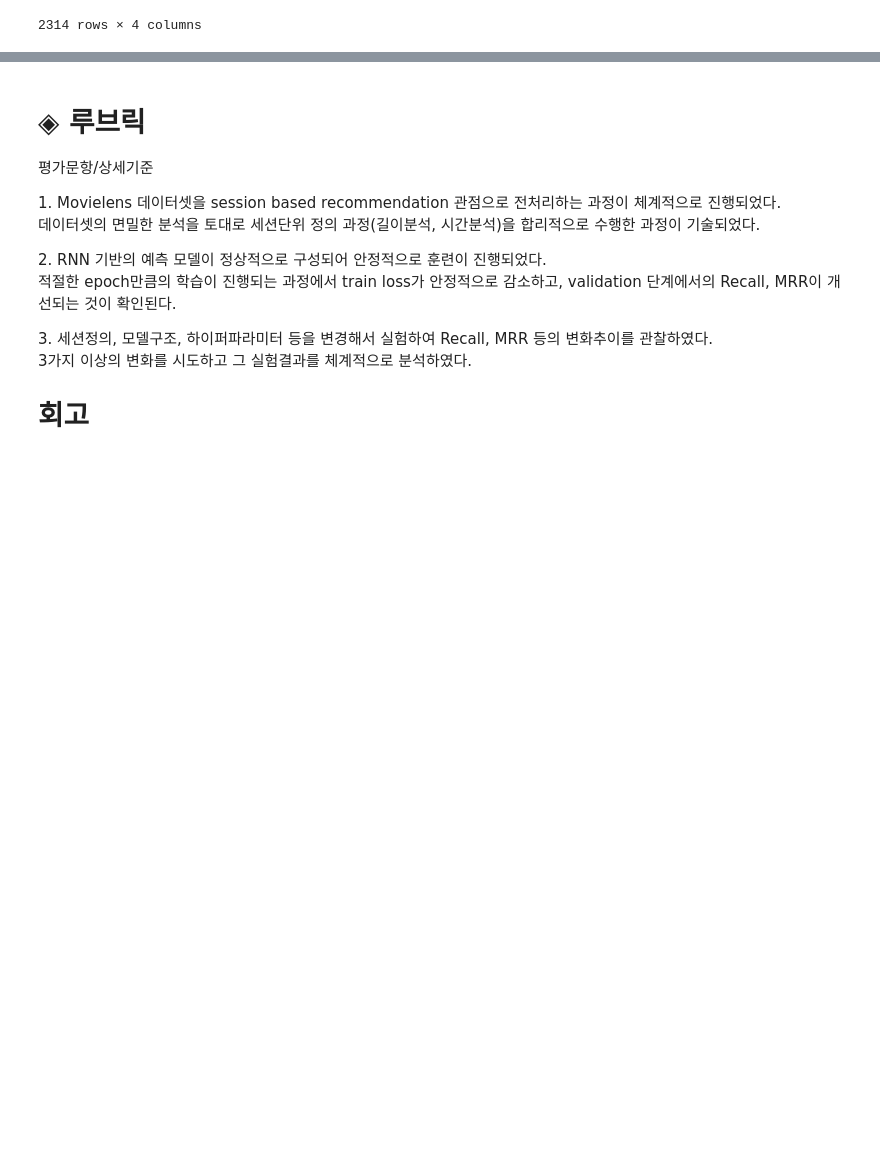
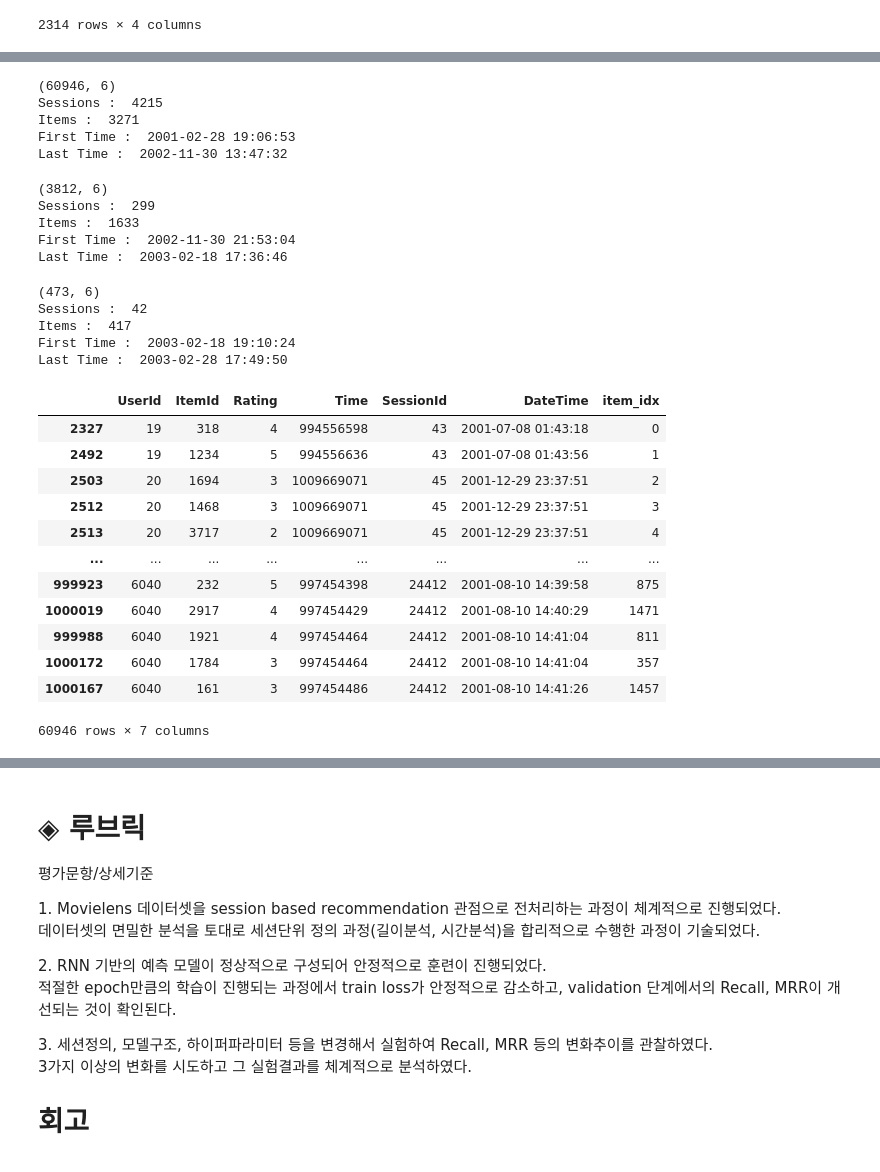
Before and after one commit to limjs19/first-repository, a Jupyter notebook: E17. Recommend_Movie[limjs].ipynb, the cells around one changed output, grey strips where cells are left out. Saved outputs shown, nothing was run; the diff lists cells and outputs as text; code cells hidden in the pictures; blank space fills up the shorter version.

```diff
--- a/E17. Recommend_Movie[limjs].ipynb
+++ b/E17. Recommend_Movie[limjs].ipynb
@@ -545,0 +356,58 @@ train_dataset.df
+# %%
+train_ago = latest - timedelta(90)
+train = new_data[new_data['DateTime'] < train_ago]
+
+test_ago = latest - timedelta(10)
+test = new_data[new_data['DateTime'] > test_ago]
+# %%
+valid_condition = (new_data['DateTime'] > train_ago) & (new_data['DateTime'] < test_ago)
+valid = new_data[valid_condition]
+# %%
+print(train.shape)
+print("Sessions : ", train['SessionId'].nunique())
+print("Items : ", train['ItemId'].nunique())
+print("First Time : ", train['DateTime'].min())
+print("Last Time : ", train['DateTime'].max())
+# %% [output]
+(60946, 6)
+Sessions :  4215
+Items :  3271
+First Time :  2001-02-28 19:06:53
+Last Time :  2002-11-30 13:47:32
+# %%
+print(valid.shape)
+print("Sessions : ", valid['SessionId'].nunique())
+print("Items : ", valid['ItemId'].nunique())
+print("First Time : ", valid['DateTime'].min())
+print("Last Time : ", valid['DateTime'].max())
+# %% [output]
+(3812, 6)
+Sessions :  299
+Items :  1633
+First Time :  2002-11-30 21:53:04
+Last Time :  2003-02-18 17:36:46
+# %%
+print(test.shape)
+print("Sessions : ", test['SessionId'].nunique())
+print("Items : ", test['ItemId'].nunique())
+print("First Time : ", test['DateTime'].min())
+print("Last Time : ", test['DateTime'].max())
+# %% [output]
+(473, 6)
+Sessions :  42
+Items :  417
+First Time :  2003-02-18 19:10:24
+Last Time :  2003-02-28 17:49:50
+# %%
+# train set에 없는 아이템이 val, test기간에 생길 수 있으므로 train data를 기준으로 인덱싱합니다.
+id2idx = {item_id : index for index, item_id in enumerate(train['ItemId'].unique())}
+"""
+for index, item_id in enumerate(valid['ItemId'].unique()):
+    id2idx[item_id] = index
+
+for index, item_id in enumerate(test['ItemId'].unique()):
+    id2idx[item_id] = index
+"""
+def indexing(df, id2idx):
+    df['item_idx'] = df['ItemId'].map(lambda x: id2idx.get(x, -1))  # id2idx에 없는 아이템은 모르는 값(-1) 처리 해줍니다.
+    return df
@@ -545,0 +418,16 @@ train_dataset.df
+# %%
+train
+# %% [output]
+|  | UserId | ItemId | Rating | Time | SessionId | DateTime | item_idx |
+| 2327 | 19 | 318 | 4 | 994556598 | 43 | 2001-07-08 01:43:18 | 0 |
+| 2492 | 19 | 1234 | 5 | 994556636 | 43 | 2001-07-08 01:43:56 | 1 |
+| 2503 | 20 | 1694 | 3 | 1009669071 | 45 | 2001-12-29 23:37:51 | 2 |
+| 2512 | 20 | 1468 | 3 | 1009669071 | 45 | 2001-12-29 23:37:51 | 3 |
+| 2513 | 20 | 3717 | 2 | 1009669071 | 45 | 2001-12-29 23:37:51 | 4 |
+| ... | ... | ... | ... | ... | ... | ... | ... |
+| 999923 | 6040 | 232 | 5 | 997454398 | 24412 | 2001-08-10 14:39:58 | 875 |
+| 1000019 | 6040 | 2917 | 4 | 997454429 | 24412 | 2001-08-10 14:40:29 | 1471 |
+| 999988 | 6040 | 1921 | 4 | 997454464 | 24412 | 2001-08-10 14:41:04 | 811 |
+| 1000172 | 6040 | 1784 | 3 | 997454464 | 24412 | 2001-08-10 14:41:04 | 357 |
+| 1000167 | 6040 | 161 | 3 | 997454486 | 24412 | 2001-08-10 14:41:26 | 1457 |
+60946 rows × 7 columns
```
Also changed, not shown: parts of 87 cells of this notebook.
